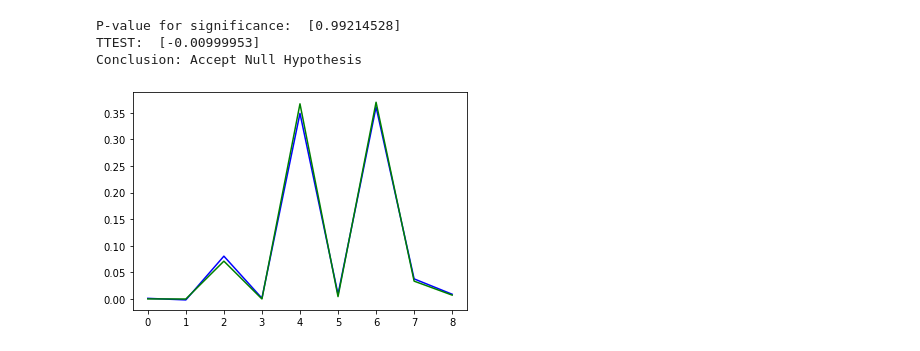
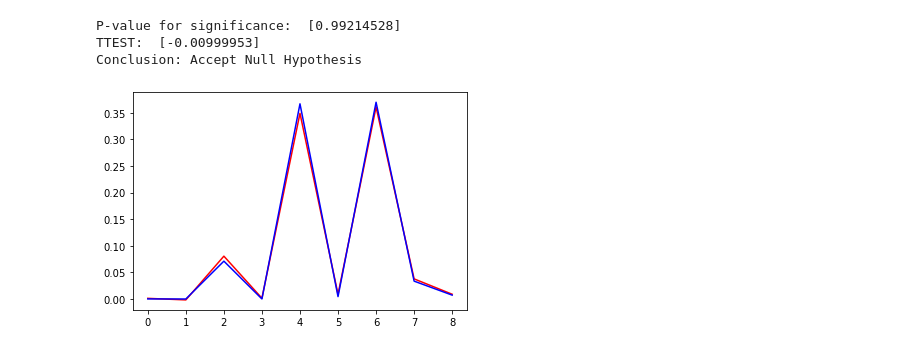
Before and after one commit to n-minhhai/DL-data-imputation, a Jupyter notebook: model2.ipynb, the cells around one changed output. Drawn from its saved outputs; the diff is of its cells as text; code cells hidden in the pictures.

```diff
--- a/model2.ipynb
+++ b/model2.ipynb
@@ -294,6 +228,8 @@ Autoencoder(
   (dec0): Linear(in_features=4, out_features=2, bias=True)
   (dec1): Linear(in_features=2, out_features=1, bias=True)
 )
+# %%
+predicted = load_model(x_test)
 # %%
 predicted_value = predicted.reshape(-1, 1).detach().numpy()
 expected_value = y_test.reshape(-1, 1).detach().numpy()
@@ -323,8 +259,8 @@ Conclusion: Accept Null Hypothesis
 # %%
 # Plot in blue color the predicted adata and in green color the
 # actual data to verify visually the accuracy of the model.
-plt.plot(y_scaler.inverse_transform(predicted), color="blue")
-plt.plot(y_scaler.inverse_transform(expected_value), color="green")
+plt.plot(y_scaler.inverse_transform(predicted_value), color="red")
+plt.plot(y_scaler.inverse_transform(expected_value), color="blue")
 plt.show()
 # %% [output]
-[figure, old version]
+[figure, new version]
```
Also changed, not shown: parts of 5 cells of this notebook, 5 other files.
